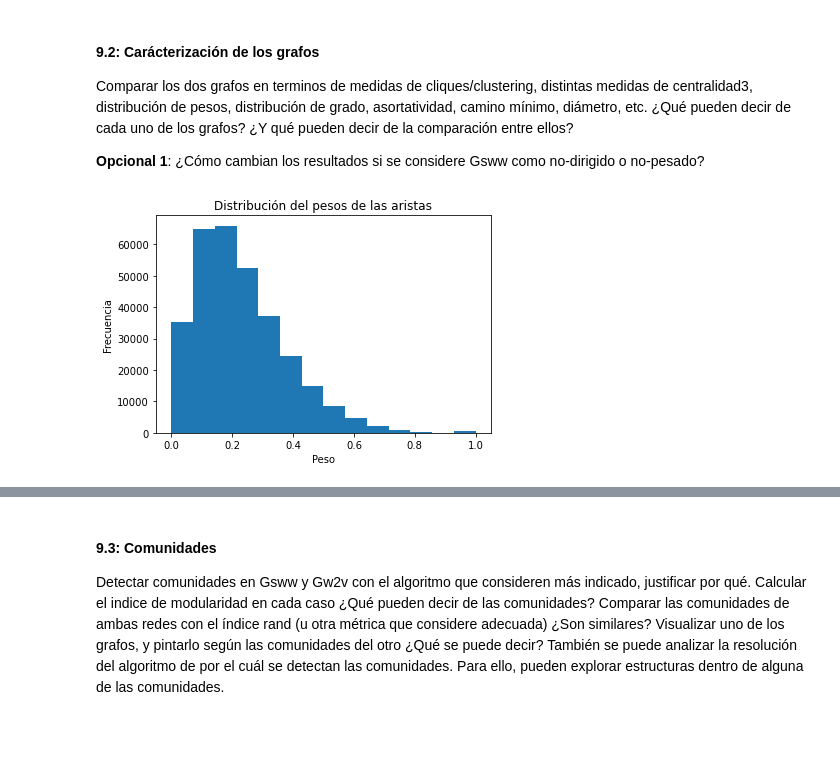
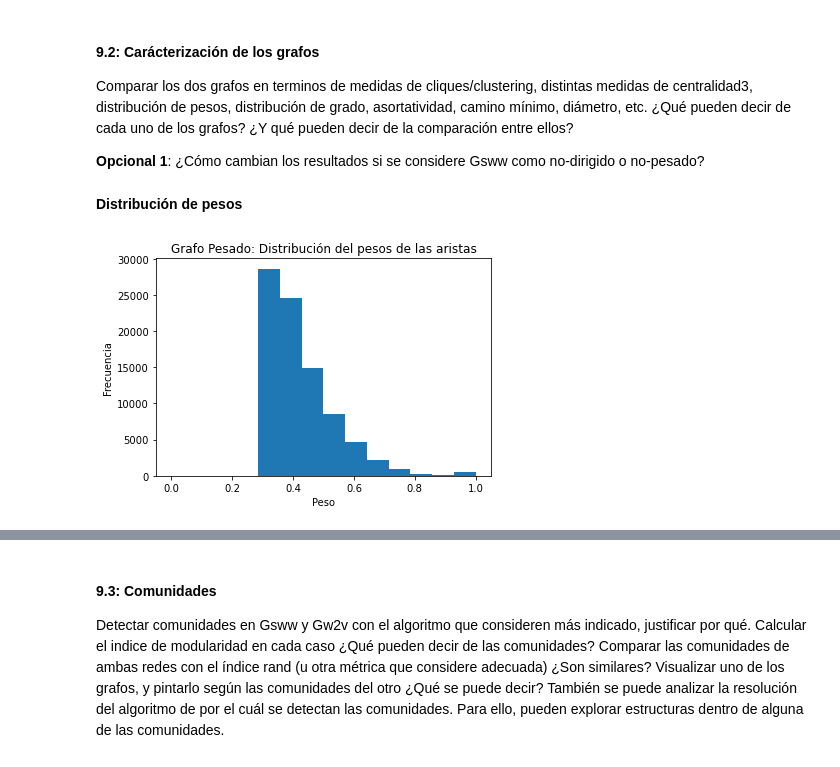
Before and after one commit to magistery-tps/dm-cyt-tp2, a Jupyter notebook: notebooks/tp2.ipynb, the cells around one changed output, grey strips where cells are left out. Drawn from its saved outputs; the diff is of its cells as text; code cells hidden in the pictures; blank space fills up the shorter version.

```diff
--- a/notebooks/tp2.ipynb
+++ b/notebooks/tp2.ipynb
@@ -317,10 +320,10 @@ weight_type = 'google'
 
 weight_column = '{}_weight'.format(weight_type)
 # %%
-graph_dataset = dataset[dataset[weight_column] > 0] \
+weithed_graph_dataset = dataset[dataset[weight_column] > 0.3] \
     .pipe(rename_columns, {weight_column: 'weight'}) \
     .pipe(plot_frequency, column = 'source') \
     .pipe(plot_frequency, column = 'response')
 
-graph_dataset.head()
+weithed_graph_dataset.head()
 # %% [output]
@@ -336,7 +338,7 @@ INFO: (955120, 4) --> rename_columns({}) --> (955120, 4)
 Creamos un grafo pesado:
 # %%
 weighted_graph = nx.from_pandas_edgelist(
-    graph_dataset,
+    weithed_graph_dataset,
     'source',
     'response',
     'weight',
@@ -372,7 +374,9 @@ Tiene multiples aristas?  No
 Comparar los dos grafos en terminos de medidas de cliques/clustering, distintas medidas de centralidad3, distribución de pesos, distribución de grado, asortatividad, camino mínimo, diámetro, etc. ¿Qué pueden decir de cada uno de los grafos? ¿Y qué pueden decir de la comparación entre ellos?
 
 **Opcional 1**: ¿Cómo cambian los resultados si se considere Gsww como no-dirigido o no-pesado?
+# %% [markdown]
+**Distribución de pesos**
 # %%
-plot_edge_weight_hist(weighted_graph)
+plot_edge_weight_hist(weighted_graph, title_prefix='Grafo Pesado')
 # %% [output]
-[figure, old version]
+[figure, new version]
```
Also changed, not shown: parts of 13 cells of this notebook, 2 other files.
